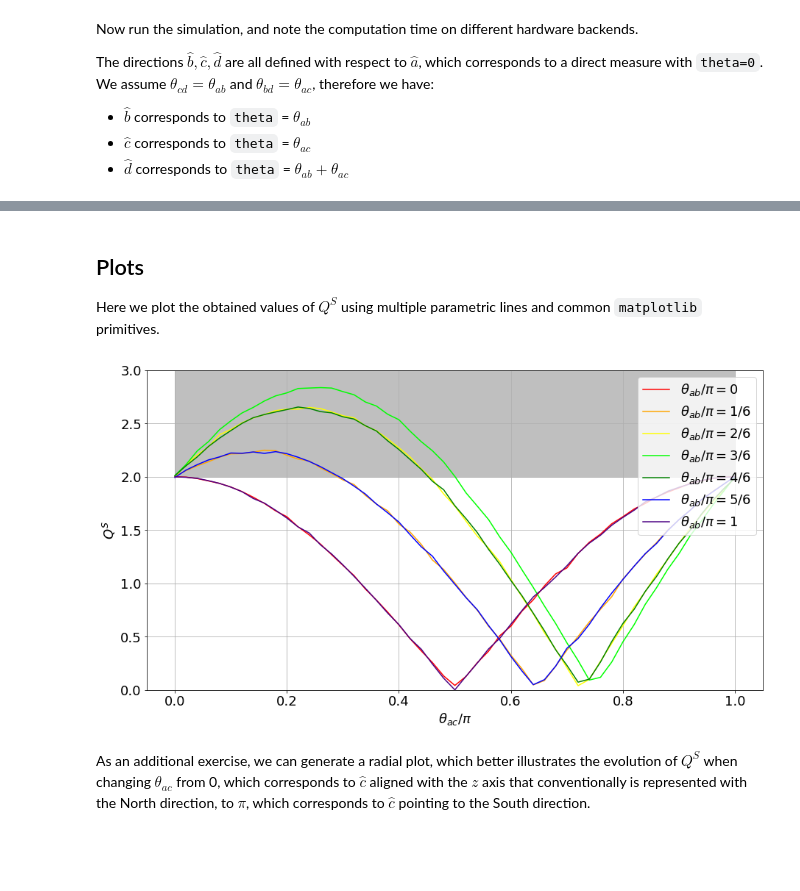
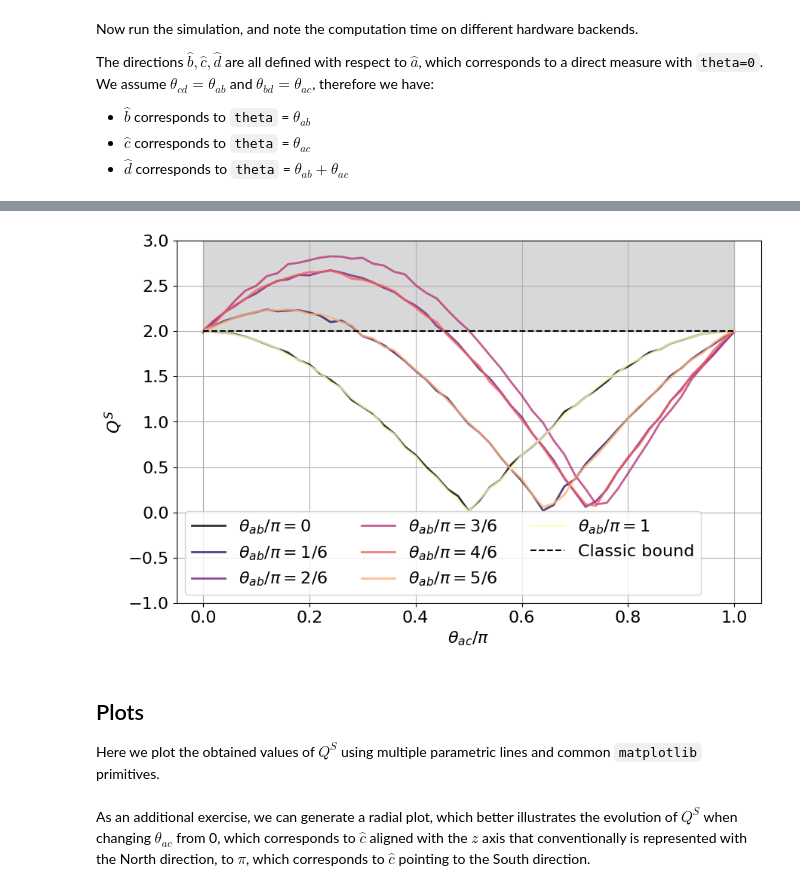
Before and after one commit to qiboteam/qiboedu, a Jupyter notebook: notebooks/CHSH inequality.ipynb, the cells around one changed output, grey strips where cells are left out. Cells and saved outputs as stored; diff of their text form; code cells hidden in the pictures; blank space fills up the shorter version.

```diff
--- a/notebooks/CHSH inequality.ipynb
+++ b/notebooks/CHSH inequality.ipynb
@@ -107,29 +107,12 @@ Completed in 8.1 seconds
+# %%
+from qiboedu.scripts.plotscripts import plot_bell_inequalities
+plot_bell_inequalities(Q_values=Q_S1, ac_steps=ac_steps, ab_steps=ab_steps, img_width=1, savetitle="chsh_qibo_1", y_bounds=(-1, 3), experiment="chsh", legendloc=3)
+# %% [output]
+[figure, added]
 # %% [markdown]
 ## Plots
 
 Here we plot the obtained values of $Q^S$ using multiple parametric lines and common `matplotlib` primitives.
-# %%
-plt.rcParams.update({'font.size': 18})
-colors = ["red", "orange", "yellow", "lime", "green", "blue", "indigo"]
-fig, ax = plt.subplots(figsize=(15, 8))
-th = [(i/ac_steps) for i in range(ac_steps+1)]
-labels=['$\\theta_{ab}/\pi = 0$'] + ['$\\theta_{ab}/\pi = %d/%d$' % (i_ab, ab_steps) for i_ab in range(1, ab_steps)] + ['$\\theta_{ab}/\pi = 1$']
-
-for i_ab in range(ab_steps+1):
-    ax.plot(th, Q_S1[i_ab][:len(th)], color=colors[i_ab], label=labels[i_ab])
-    #ax.plot(th, Q_S2[i_ab][:len(th)], color=colors[i_ab], label=labels[i_ab])
-
-# color the violation band
-ax.fill_between(x=th, y1=2, y2=3, color="0.5", alpha=0.5)
-ax.set_ylim([0, 3])
-plt.xlabel('$\\theta_{ac} / \pi$')
-plt.ylabel('$Q^S$')
-plt.grid(True)
-plt.legend(loc='upper right')
-plt.show()
-#fig.savefig("simulation_CHSH_Qibo.pdf")
-# %% [output]
-[figure, removed]
 # %% [markdown]
 As an additional exercise, we can generate a radial plot, which better illustrates the evolution of $Q^S$ when changing $\theta_{ac}$ from 0, which corresponds to $\hat{c}$ aligned with the $z$ axis that conventionally is represented with the North direction, to $\pi$, which corresponds to $\hat{c}$ pointing to the South direction.
 # %%
```
Also changed, not shown: parts of 6 cells of this notebook, 3 other files.
